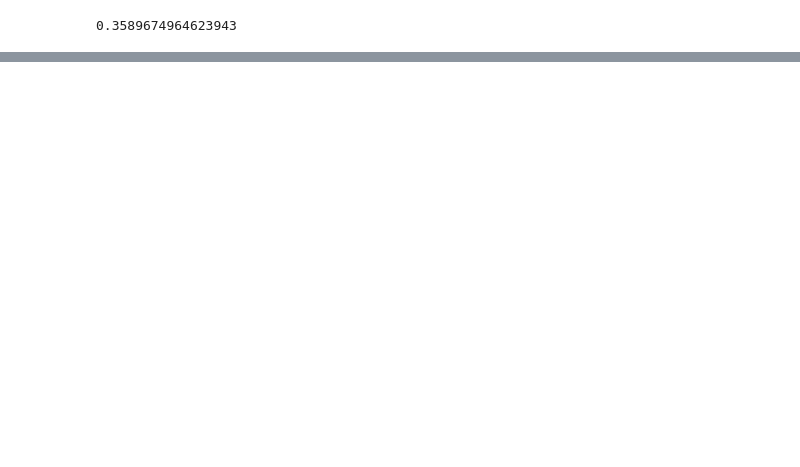
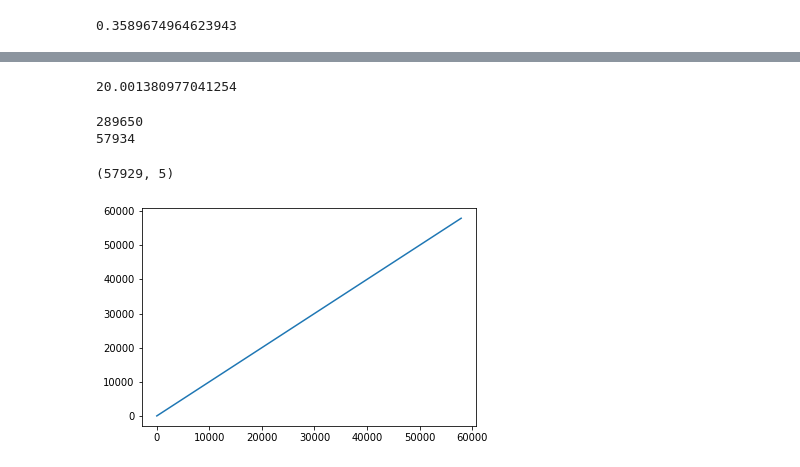
Before and after one commit to pragyasingh7/BTP-PSD, a Jupyter notebook: BTP.ipynb, the cells around one changed output, grey strips where cells are left out. Saved outputs shown, nothing was run; the diff lists cells and outputs as text; code cells hidden in the pictures; blank space fills up the shorter version.

```diff
--- a/BTP.ipynb
+++ b/BTP.ipynb
@@ -632,0 +801,2 @@ t
+# %%
+data = genfromtxt('traindata.csv', delimiter=",")
@@ -632,0 +811,22 @@ t
+# %%
+nan_values/total_values*100.
+# %% [output]
+20.001380977041254
+# %%
+print(total_values)
+print(nan_values)
+# %% [output]
+289650
+57934
+# %%
+reduced_data = data[~np.isnan(data[:, :4]).any(axis=1)] # last column of all the datapoints in Nan
+# %%
+reduced_data.shape
+# %% [output]
+(57929, 5)
+# %%
+t = np.arange(reduced_data.shape[0])
+plt.plot(t, reduced_data[:, 0])   # first column corresponds to the time steps, plot of t vs first volumn is linear.
+plt.show()
+# %% [output]
+[figure, added]
```
Also changed, not shown: parts of 63 cells of this notebook.
